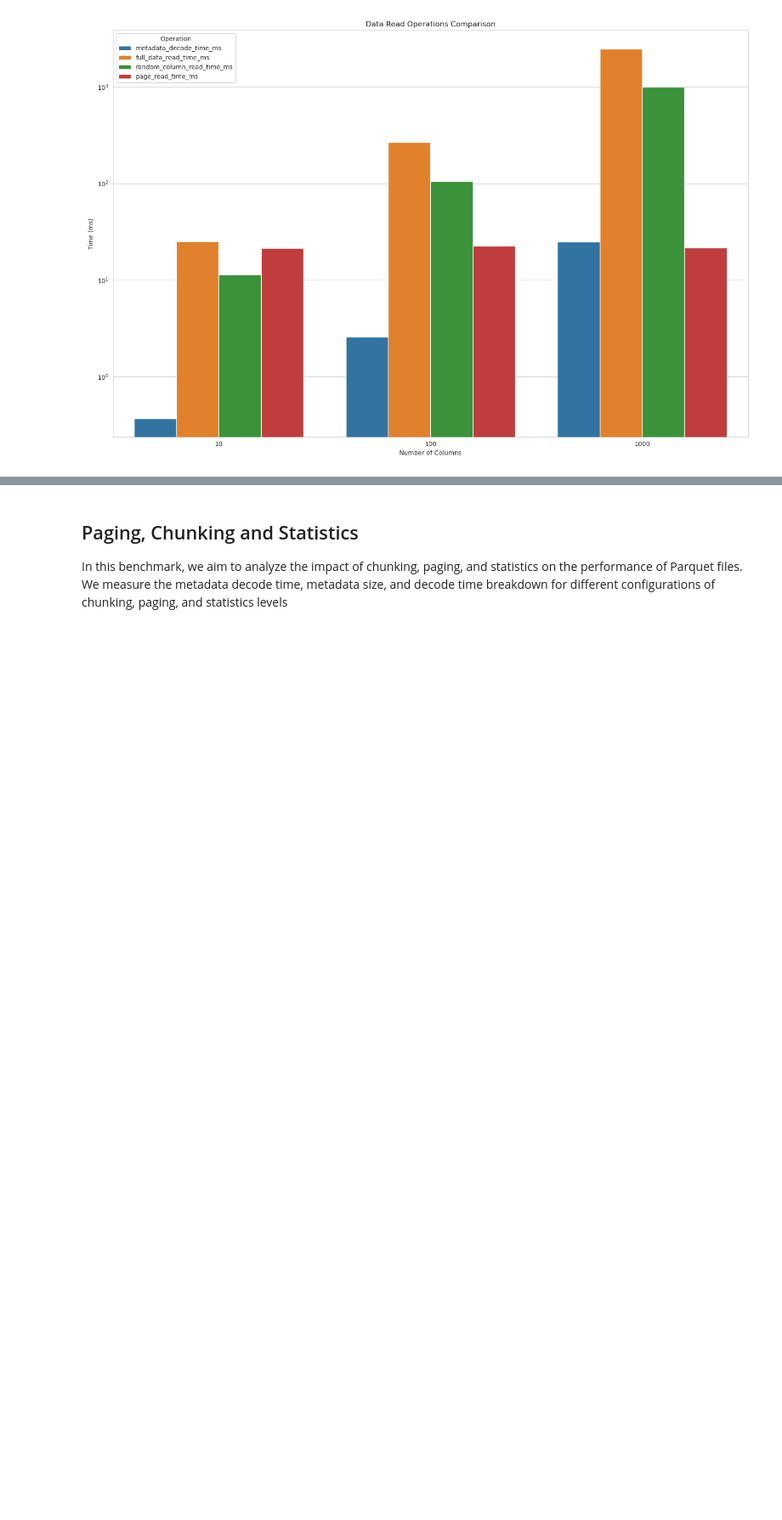
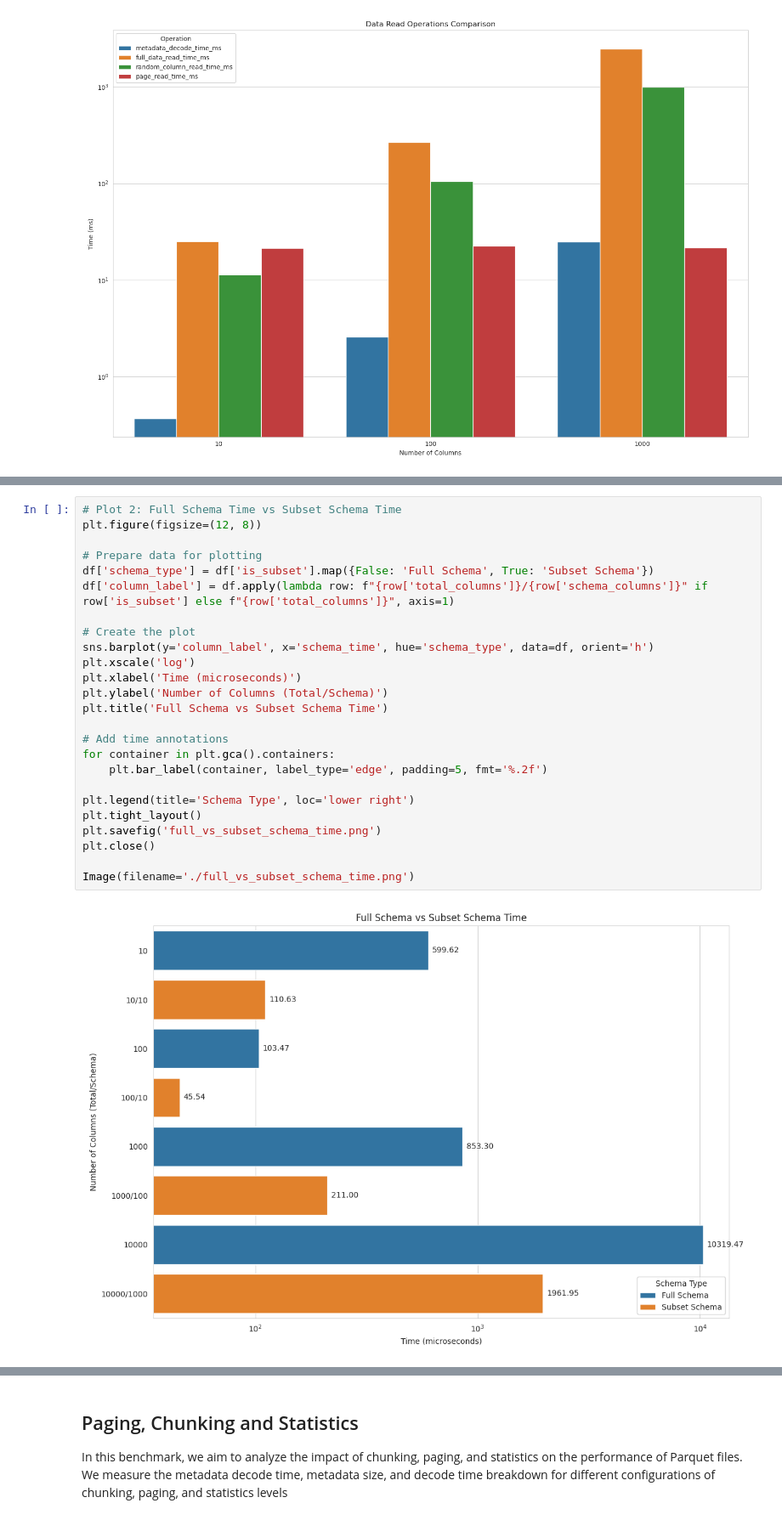
Before and after one commit to Neelaksh-Singh/gresearch_parquet_benchmarking, a Jupyter notebook: Parquet-CPP-Benchmarking.ipynb, the cells around one changed output, grey strips where cells are left out. Shown at 85% size. Drawn from its saved outputs; the diff is of its cells as text; blank space fills up the shorter version.

```diff
--- a/Parquet-CPP-Benchmarking.ipynb
+++ b/Parquet-CPP-Benchmarking.ipynb
@@ -271,0 +305,27 @@ Overall, the results show that Parquet maintains good performance for selective
+# %%
+# Plot 2: Full Schema Time vs Subset Schema Time
+plt.figure(figsize=(12, 8))
+
+# Prepare data for plotting
+df['schema_type'] = df['is_subset'].map({False: 'Full Schema', True: 'Subset Schema'})
+df['column_label'] = df.apply(lambda row: f"{row['total_columns']}/{row['schema_columns']}" if row['is_subset'] else f"{row['total_columns']}", axis=1)
+
+# Create the plot
+sns.barplot(y='column_label', x='schema_time', hue='schema_type', data=df, orient='h')
+plt.xscale('log')
+plt.xlabel('Time (microseconds)')
+plt.ylabel('Number of Columns (Total/Schema)')
+plt.title('Full Schema vs Subset Schema Time')
+
+# Add time annotations
+for container in plt.gca().containers:
+    plt.bar_label(container, label_type='edge', padding=5, fmt='%.2f')
+
+plt.legend(title='Schema Type', loc='lower right')
+plt.tight_layout()
+plt.savefig('full_vs_subset_schema_time.png')
+plt.close()
+
+Image(filename='./full_vs_subset_schema_time.png')
+# %% [output]
+[figure, added]
```
Also changed, not shown: parts of 11 cells of this notebook, 3 other files.
